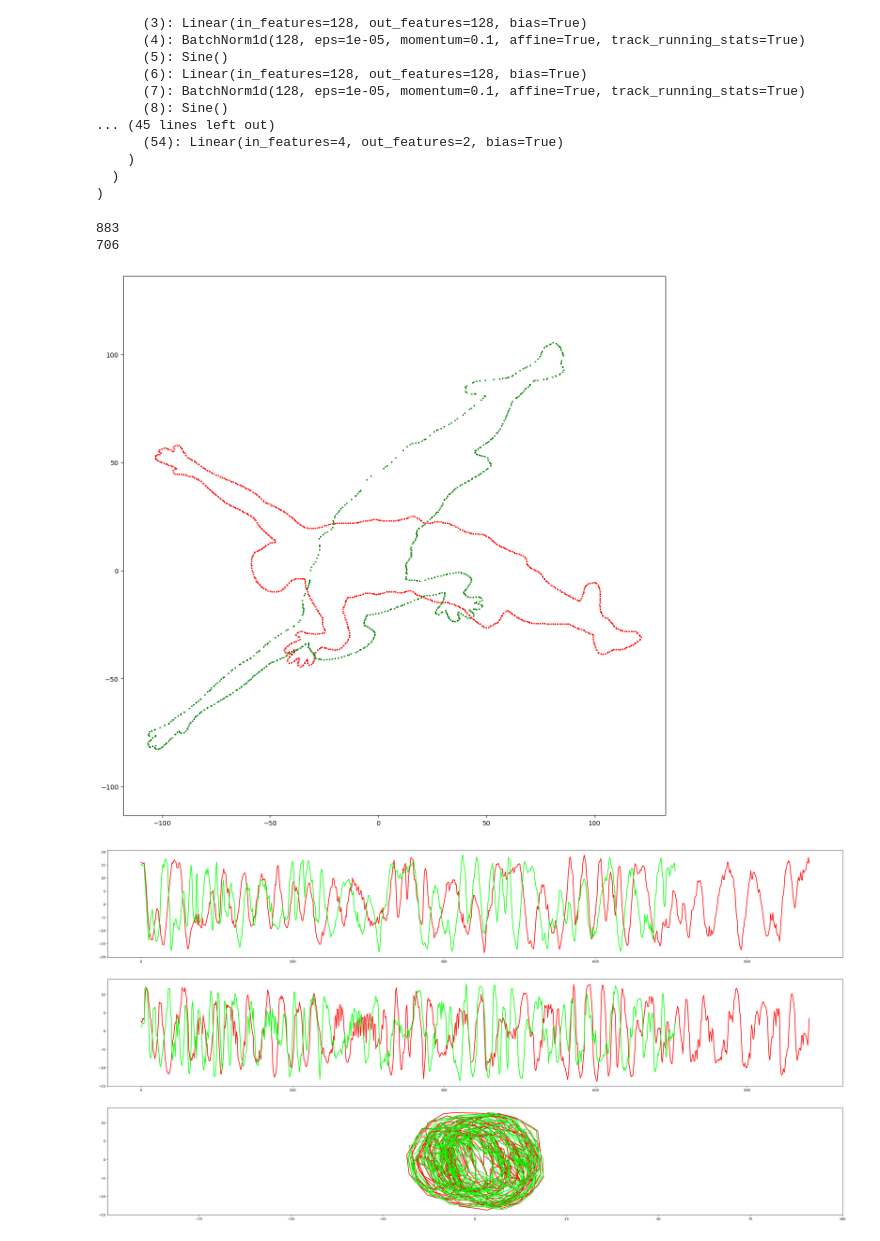
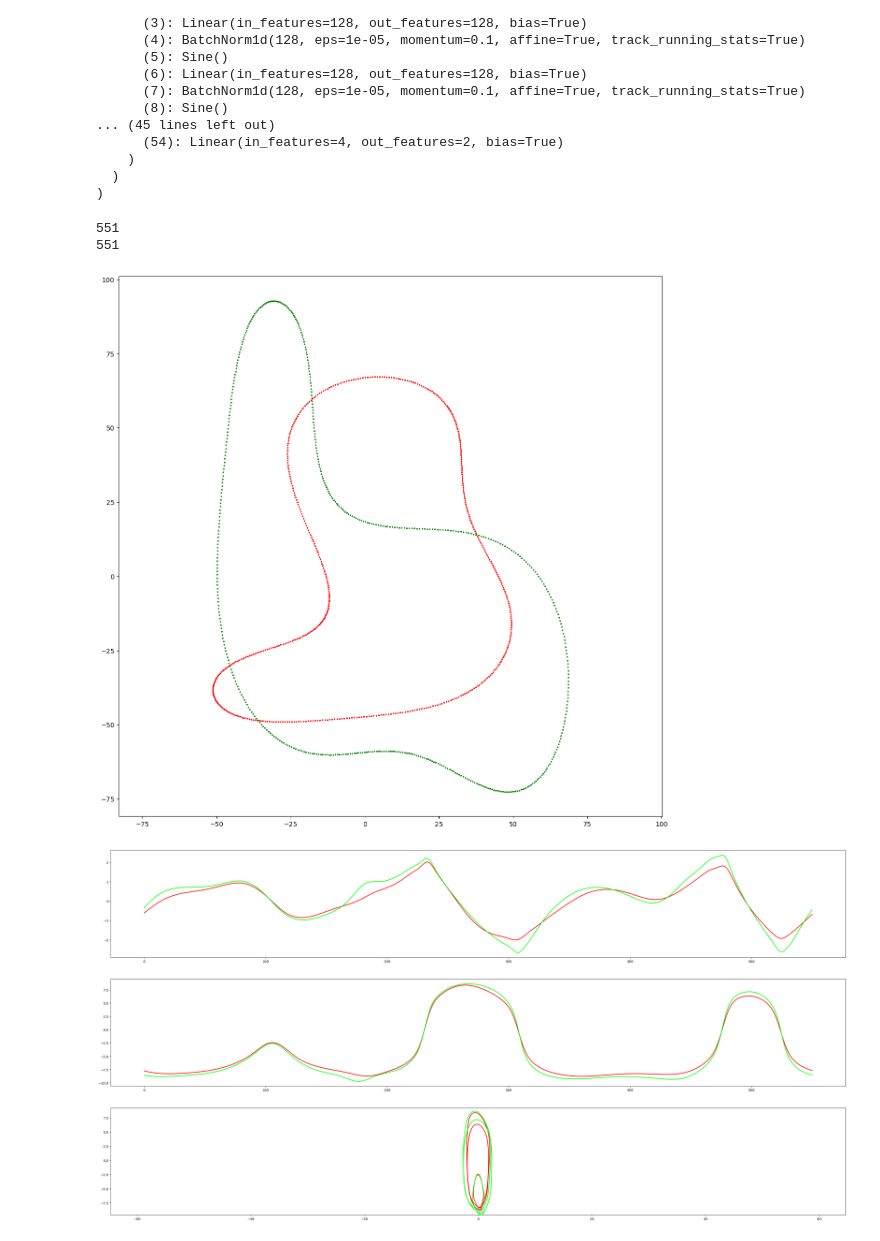
Before and after one commit to royvelich/deep-signature, a Jupyter notebook: applets/notebooks/plot_signatures.ipynb, the cells around one changed output. Drawn from its saved outputs; the diff is of its cells as text; code cells hidden in the pictures.

```diff
--- a/applets/notebooks/plot_signatures.ipynb
+++ b/applets/notebooks/plot_signatures.ipynb
@@ -29,7 +29,7 @@ from deep_signature.manifolds.planar_curves.groups import EquiaffineGroup
 
 SeedableObject.set_seed(seed=42)
 # %%
-# planar_curves_manager_smooth = PlanarCurvesManager(curves_file_paths=[Path("C:/deep-signature-data/curves/train/curves.npy")])
+planar_curves_manager_smooth = PlanarCurvesManager(curves_file_paths=[Path("C:/deep-signature-data/curves/train/curves.npy")])
 # circles = PlanarCurvesManager(curves_file_paths=[Path("C:/deep-signature-data-new/circles/train/2023-01-07-17-48-39/curves.npy")])
 benchmark_1_0 = PlanarCurvesManager(curves_file_paths=[Path("C:/deep-signature-data-new/curves/benchmark/2023-01-07-10-12-19/basketball/equiaffine/10/1_0/curves.npy")])
 benchmark_0_8 = PlanarCurvesManager(curves_file_paths=[Path("C:/deep-signature-data-new/curves/benchmark/2023-01-07-10-12-19/basketball/equiaffine/10/0_8/curves.npy")])
@@ -63,7 +63,11 @@ create_batch_norm_fn: Callable[[int], torch.nn.Module] = lambda out_features_siz
 # model_file_path = "C:/deep-signature-data-new/training/2023-01-05-15-42-57/models/model_300.pt"
 # model_file_path = "C:/deep-signature-data-new/training/2023-01-06-19-05-56/models/model_725.pt"
 # model_file_path = "C:/deep-signature-data-new/training/2023-01-08-10-32-10/models/model_175.pt"
-model_file_path = "C:/deep-signature-data-new/training/2023-01-08-15-06-32/models/model_950.pt"
+
+# best equiaffine
+# model_file_path = "C:/deep-signature-data-new/training/2023-01-08-15-06-32/models/model_950.pt"
+
+model_file_path = "C:/deep-signature-data-new/training/2023-01-09-14-59-51/models/model_825.pt"
 
 device = torch.device('cpu')
 model = DeepSignaturesNet(sample_points=sample_points, in_features_size=128, out_features_size=2, hidden_layer_repetitions=3, create_activation_fn=create_activation_fn, create_batch_norm_fn=create_batch_norm_fn, dropout_p=None)
@@ -130,48 +134,51 @@ def handle_curve_plot(curve: PlanarCurve):
 
 def handle_signature_comparison_plot(curve1: PlanarCurve, curve2: PlanarCurve):
     discrete_distribution1 = discrete_distributions.MultimodalGaussianDiscreteDistribution(bins_count=curve1.points_count, multimodality=multimodality)
     discrete_distribution2 = discrete_distributions.MultimodalGaussianDiscreteDistribution(bins_count=curve2.points_count, multimodality=multimodality)
     sampled_curve1 = curve1.sample_curve(sampling_ratio=sampling_ratio, discrete_distribution=discrete_distribution1)
     sampled_curve2 = curve2.sample_curve(sampling_ratio=sampling_ratio, discrete_distribution=discrete_distribution2)
     # signature_curve1 = PlanarCurve(sampled_curve1.approximate_curve_signature(model=model, supporting_points_count=supporting_points_count, device=device))
     # signature_curve2 = PlanarCurve(sampled_curve2.approximate_curve_signature(model=model, supporting_points_count=supporting_points_count, device=device))
 
     fig1, ax = matplotlib.pyplot.subplots(nrows=1, ncols=1, figsize=(15, 15))
     sampled_curve1.plot_scattered_curve(ax=ax, cmap=None, color='red')
     sampled_curve2.plot_scattered_curve(ax=ax, cmap=None, color='green')
 
     fig2, axes = matplotlib.pyplot.subplots(nrows=3, ncols=1, figsize=(40, 20))
     # signature_curve.plot_signature(model=model, supporting_points_count=supporting_points_count, device=device, ax=axes, line_style='-')
     sampled_curve1.plot_signature_comparison(comparison_curve=sampled_curve2, model=model, supporting_points_count=supporting_points_count, device=device, ax=axes, line_style='-', marker='')
 
     matplotlib.pyplot.show()
 
 
 # circle = circles_new[0]
 # handle_curve_plot(curve=circle)
 
 
 # group = EquiaffineGroup(min_cond=2, max_cond=2, seed=43)
+group = AffineGroup(min_cond=1.5, max_cond=1.5, min_det=1.5, max_det=1.5, seed=43)
+for i in range(0, 1):
+    curve1 = planar_curves_manager_smooth.planar_curves[6]
+    # curve2 = planar_curves_manager_smooth.planar_curves[7]
+    curve2 = curve1.transform_curve(transform=group.generate_random_group_action())
+    print(curve1.points.shape[0])
+    print(curve2.points.shape[0])
+    handle_signature_comparison_plot(curve1=curve1, curve2=curve2)
+
+
+# group = EquiaffineGroup(min_cond=2, max_cond=2, seed=43)
+# group = AffineGroup(min_cond=2, max_cond=2, min_det=2, max_det=2, seed=43)
 # for i in range(0, 1):
-#     curve1 = planar_curves_manager_smooth.planar_curves[6]
-#     curve2 = curve1.transform_curve(transform=group.generate_random_group_action())
+#     curve1 = benchmark_1_0.planar_curves[0]
+#     curve2 = benchmark_0_8.planar_curves[0]
 #     print(curve1.points.shape[0])
 #     print(curve2.points.shape[0])
 #     handle_signature_comparison_plot(curve1=curve1, curve2=curve2)
-
-
-group = EquiaffineGroup(min_cond=2, max_cond=2, seed=43)
-for i in range(0, 1):
-    curve1 = benchmark_1_0.planar_curves[0]
-    curve2 = benchmark_0_8.planar_curves[0]
-    print(curve1.points.shape[0])
-    print(curve2.points.shape[0])
-    handle_signature_comparison_plot(curve1=curve1, curve2=curve2)
 # %% [output]
-883
-706
+551
+551
-[figure, old version]
+[figure, new version]
-[figure, old version]
+[figure, new version]
 # %%
 # comparator = PlanarCurvesApproximatedSignatureComparator(
 #     model=model,
```
Also changed, not shown: 3 other files.
